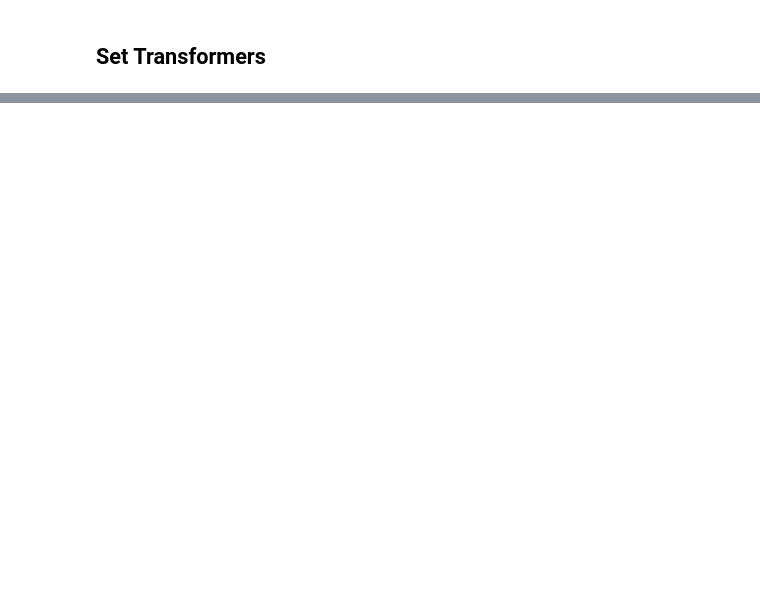
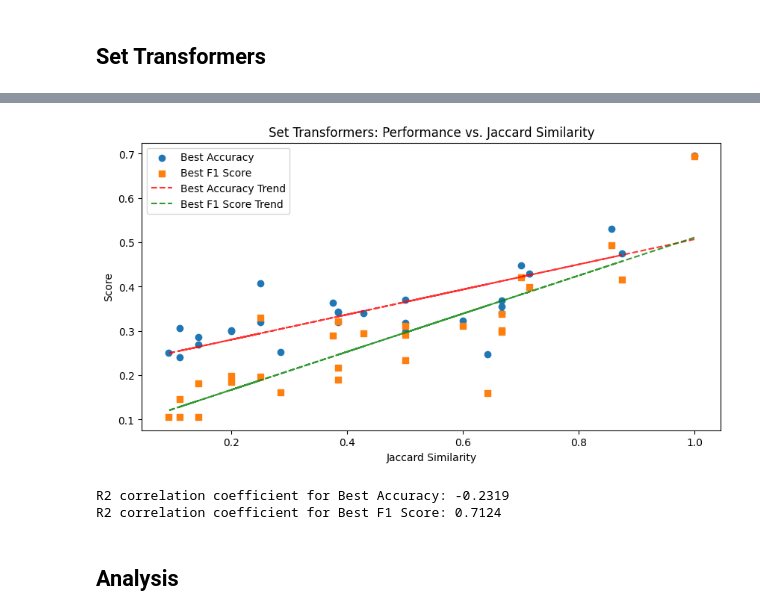
Before and after one commit to rcodefiles/feature-set-shift-predm, a Jupyter notebook: main.ipynb, the cells around one changed output, grey strips where cells are left out. Cells and saved outputs as stored; diff of their text form; code cells hidden in the pictures; blank space fills up the shorter version.

```diff
--- a/main.ipynb
+++ b/main.ipynb
@@ -780,0 +1204,34 @@ results_3_C0_C1_df.to_csv('results_3_C0_C1_df.csv')
+# %%
+results_experiment_3 = pd.read_csv("results_experiment_3.csv")
+plt.figure(figsize=(10, 5))
+# Plot Accuracy AND f1-score against jaccard similarity + Best fit line for both metrics
+plt.scatter(results_experiment_3["Jaccard Similarity"], results_experiment_3["Best Accuracy"], marker='o', label='Best Accuracy')
+plt.scatter(results_experiment_3["Jaccard Similarity"], results_experiment_3["Best F1 Score"], marker='s', label='Best F1 Score')
+
+# Add best fit lines and report R2 correlation coefficient
+z = np.polyfit(results_experiment_3["Jaccard Similarity"], results_experiment_3["Best Accuracy"], 1)
+p = np.poly1d(z)
+plt.plot(results_experiment_3["Jaccard Similarity"], p(results_experiment_3["Jaccard Similarity"]), "r--", alpha=0.8, label="Best Accuracy Trend")
+
+z = np.polyfit(results_experiment_3["Jaccard Similarity"], results_experiment_3["Best F1 Score"], 1)
+p = np.poly1d(z)
+plt.plot(results_experiment_3["Jaccard Similarity"], p(results_experiment_3["Jaccard Similarity"]), "g--", alpha=0.8, label="Best F1 Score Trend")
+
+# Calculate R2 correlation coefficients
+r2_accuracy = r2_score(results_experiment_3["Best Accuracy"], p(results_experiment_3["Jaccard Similarity"]))
+r2_f1 = r2_score(results_experiment_3["Best F1 Score"], p(results_experiment_3["Jaccard Similarity"]))
+
+
+plt.xlabel("Jaccard Similarity")
+plt.ylabel("Score")
+plt.title("Set Transformers: Performance vs. Jaccard Similarity")
+plt.legend()
+plt.show()
+print(f"R2 correlation coefficient for Best Accuracy: {r2_accuracy:.4f}")
+print(f"R2 correlation coefficient for Best F1 Score: {r2_f1:.4f}")
+# %% [output]
+[figure, added]
+R2 correlation coefficient for Best Accuracy: -0.2319
+R2 correlation coefficient for Best F1 Score: 0.7124
+# %% [markdown]
+## Analysis
```
Also changed, not shown: parts of 46 cells of this notebook, 23 other files.
